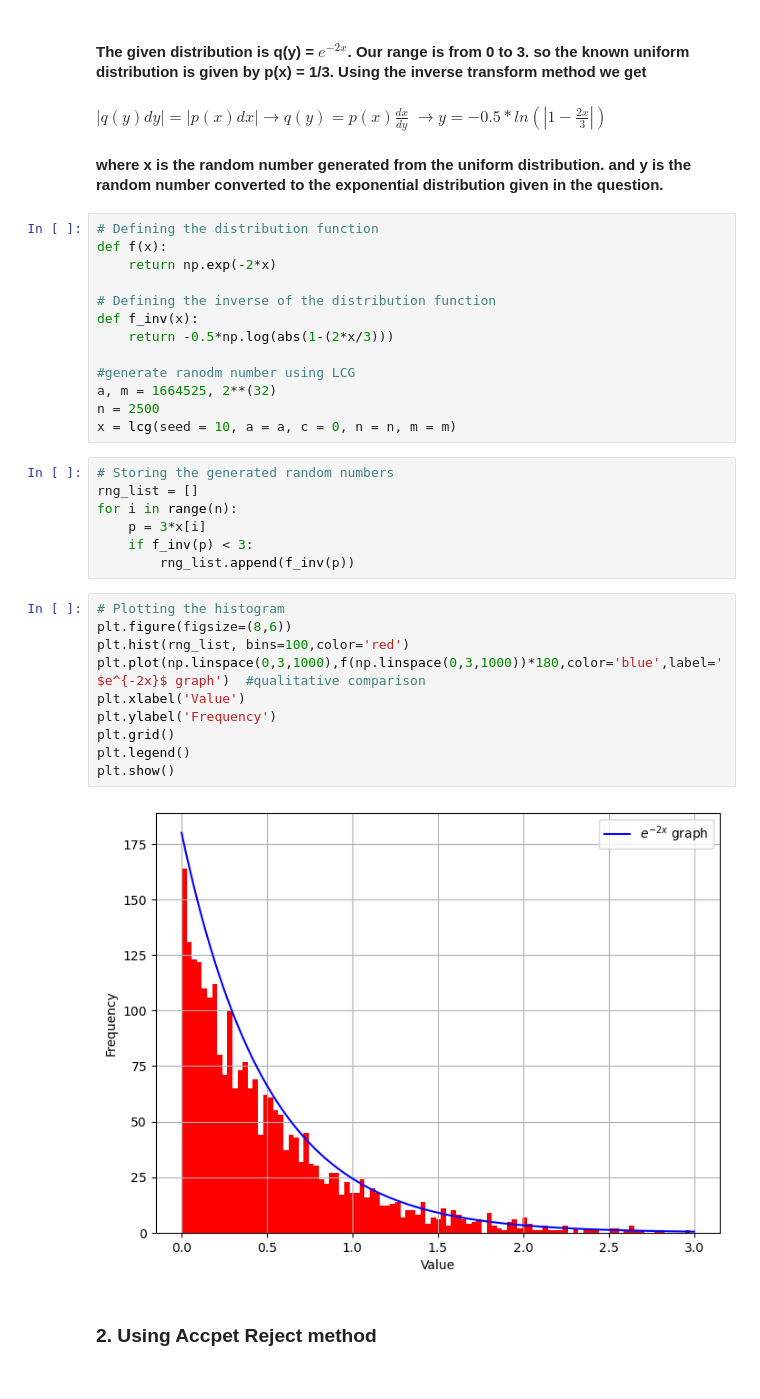
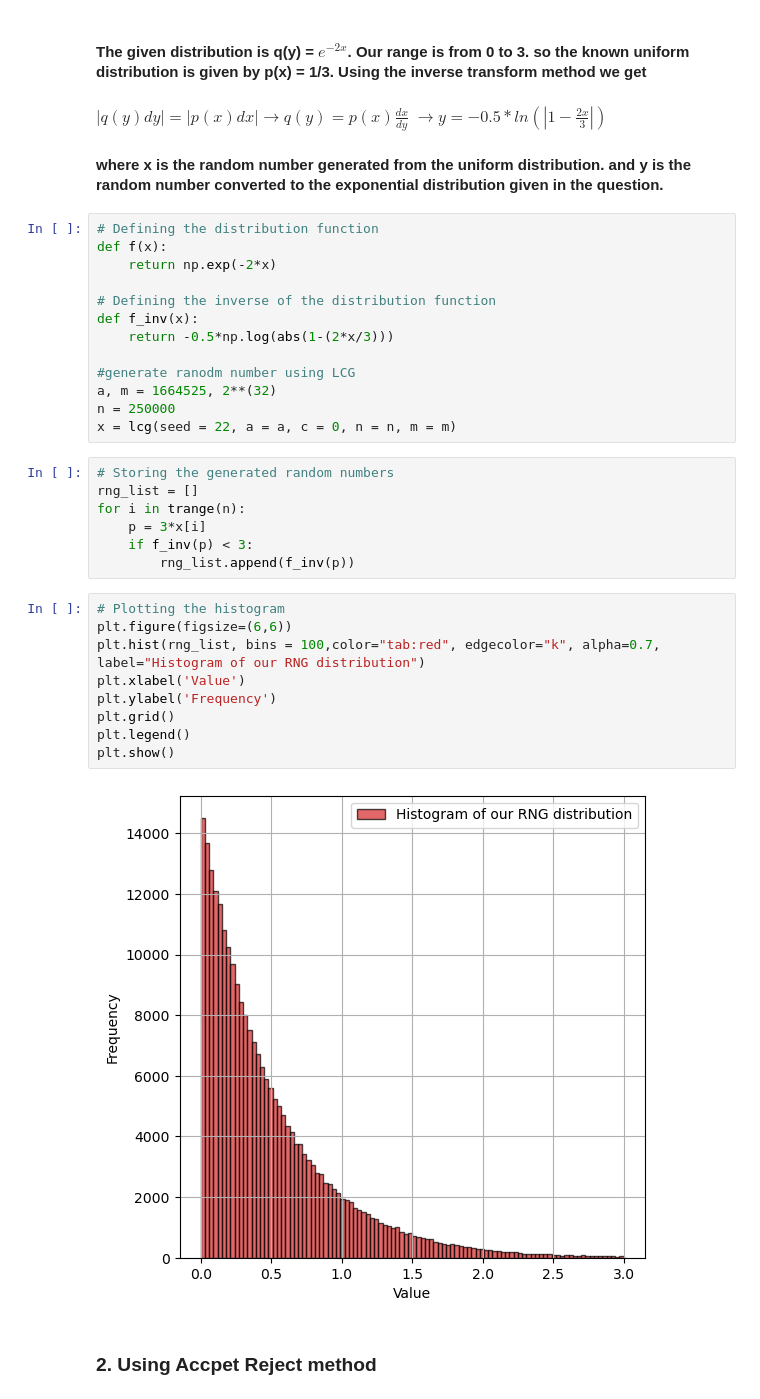
Before and after one commit to jabed-umar/adv-comp-phys, a Jupyter notebook: assign4.ipynb, the cells around one changed output. Cells and saved outputs as stored; diff of their text form.

```diff
--- a/assign4.ipynb
+++ b/assign4.ipynb
@@ -138,26 +139,25 @@ def f_inv(x):
 
 #generate ranodm number using LCG
 a, m = 1664525, 2**(32)
-n = 2500
-x = lcg(seed = 10, a = a, c = 0, n = n, m = m)
+n = 250000
+x = lcg(seed = 22, a = a, c = 0, n = n, m = m)
 # %%
 # Storing the generated random numbers
 rng_list = []
-for i in range(n):
+for i in trange(n):
     p = 3*x[i]
     if f_inv(p) < 3:
         rng_list.append(f_inv(p))
 # %%
 # Plotting the histogram
-plt.figure(figsize=(8,6))
-plt.hist(rng_list, bins=100,color='red')
-plt.plot(np.linspace(0,3,1000),f(np.linspace(0,3,1000))*180,color='blue',label='$e^{-2x}$ graph')  #qualitative comparison
+plt.figure(figsize=(6,6))
+plt.hist(rng_list, bins = 100,color="tab:red", edgecolor="k", alpha=0.7, label="Histogram of our RNG distribution")
 plt.xlabel('Value')
 plt.ylabel('Frequency')
 plt.grid()
 plt.legend()
 plt.show()
 # %% [output]
-[figure, old version]
+[figure, new version]
 # %% [markdown]
 # <h3> 2. Using Accpet Reject method
```
Also changed, not shown: parts of 7 cells of this notebook.
